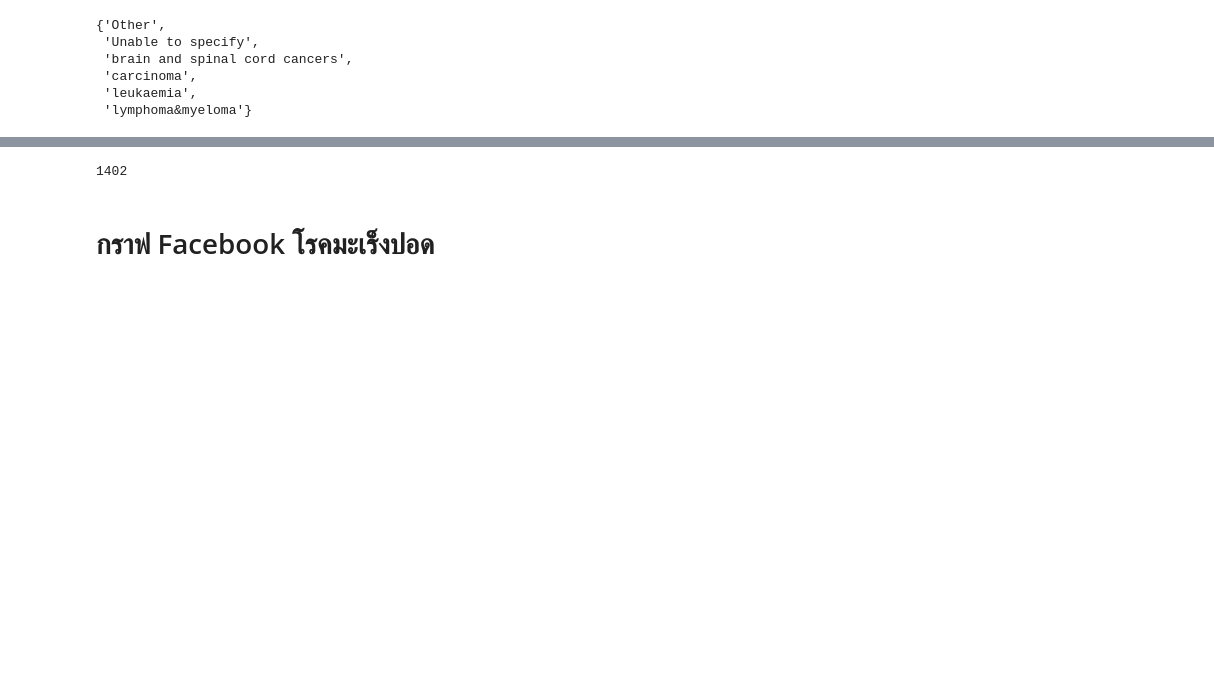
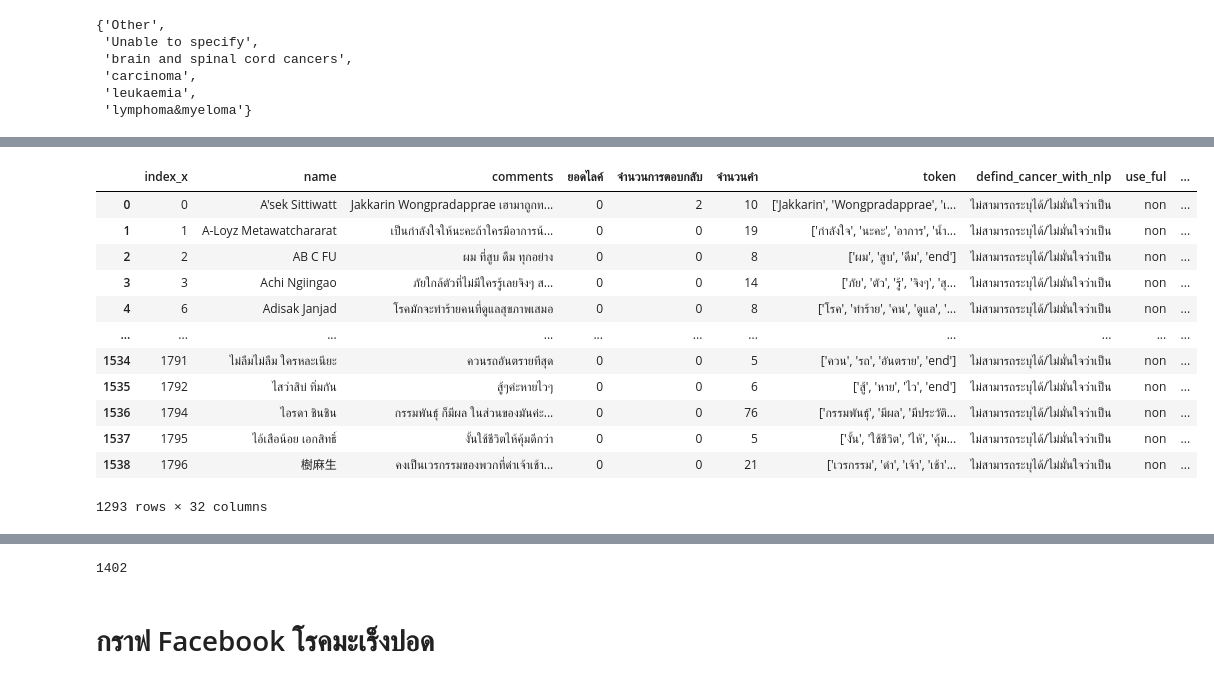
Before and after one commit to MOOwuttichai/NCDs_Listener, a Jupyter notebook: กราฟ.ipynb, the cells around one changed output, grey strips where cells are left out. Drawn from its saved outputs; the diff is of its cells as text; code cells hidden in the pictures; blank space fills up the shorter version.

```diff
--- a/กราฟ.ipynb
+++ b/กราฟ.ipynb
@@ -790,2 +792,35 @@ set(df['label'])
+# %%
+nms=nms.reset_index()
+# %%
+df=df.reset_index()
+# %%
+# prompt: นำ df กับ nms มา innerjoin
+
+# Assuming 'nms' and 'df' are already defined DataFrames in your code.
+# and they both have a common column named 'name'.
+
+merged_df = pd.merge(nms, df, on='comments', how='left')
+merged_df.reset_index(drop=True, inplace=True)
+# %%
+# prompt: merged_df ลบชื่อซ้ำ
+
+# Remove duplicate names in merged_df, keeping the first occurrence.
+merged_df.drop_duplicates(subset='name', keep='first', inplace=True)
+# %%
+merged_df
+# %% [output]
+|  | index_x | name | comments | ยอดไลค์ | จำนวนการตอบกลับ | จำนวนคำ | token | defind_cancer_with_nlp | use_ful | ... |
+| 0 | 0 | A'sek Sittiwatt | Jakkarin Wongpradapprae เฮามาถูกท... | 0 | 2 | 10 | ['Jakkarin', 'Wongpradapprae', 'เ... | ไม่สามารถระบุได้/ไม่มั่นใจว่าเป็น | non | ... |
+| 1 | 1 | A-Loyz Metawatchararat | เป็นกำลังใจให้นะคะถ้าใครมีอาการน้... | 0 | 0 | 19 | ['กำลังใจ', 'นะคะ', 'อาการ', 'น้ำ... | ไม่สามารถระบุได้/ไม่มั่นใจว่าเป็น | non | ... |
+| 2 | 2 | AB C FU | ผม ที่สูบ ดืม ทุกอย่าง | 0 | 0 | 8 | ['ผม', 'สูบ', 'ดืม', 'end'] | ไม่สามารถระบุได้/ไม่มั่นใจว่าเป็น | non | ... |
+| 3 | 3 | Achi Ngiingao | ภัยใกล้ตัวที่ไม่มีใครรู้เลยจิงๆ ส... | 0 | 0 | 14 | ['ภัย', 'ตัว', 'รู้', 'จิงๆ', 'สุ... | ไม่สามารถระบุได้/ไม่มั่นใจว่าเป็น | non | ... |
+| 4 | 6 | Adisak Janjad | โรคมักจะทำร้ายคนที่ดูแลสุขภาพเสมอ | 0 | 0 | 8 | ['โรค', 'ทำร้าย', 'คน', 'ดูแล', '... | ไม่สามารถระบุได้/ไม่มั่นใจว่าเป็น | non | ... |
+| ... | ... | ... | ... | ... | ... | ... | ... | ... | ... | ... |
+| 1534 | 1791 | ไม่ลืมไม่ลืม ใครหละเนียะ | ควนรถอันตรายทีสุด | 0 | 0 | 5 | ['ควน', 'รถ', 'อันตราย', 'end'] | ไม่สามารถระบุได้/ไม่มั่นใจว่าเป็น | non | ... |
+| 1535 | 1792 | ไสว่าสิบ่ ทิ่มกัน | สู้ๆค่ะหายไวๆ | 0 | 0 | 6 | ['สู้', 'หาย', 'ไว', 'end'] | ไม่สามารถระบุได้/ไม่มั่นใจว่าเป็น | non | ... |
+| 1536 | 1794 | ไอรดา ชินชิน | กรรมพันธุ์ ก็มีผล ในส่วนของมันค่ะ... | 0 | 0 | 76 | ['กรรมพันธุ์', 'มีผล', 'มีประวัติ... | ไม่สามารถระบุได้/ไม่มั่นใจว่าเป็น | non | ... |
+| 1537 | 1795 | ไอ้เสือน้อย เอกสิทธิ์ | งั้นใช้ชีวิตไห้คุ้มดีกว่า | 0 | 0 | 5 | ['งั้น', 'ใช้ชีวิต', 'ไห้', 'คุ้ม... | ไม่สามารถระบุได้/ไม่มั่นใจว่าเป็น | non | ... |
+| 1538 | 1796 | 樹麻生 | คงเป็นเวรกรรมของพวกที่ด่าเจ้าเช้า... | 0 | 0 | 21 | ['เวรกรรม', 'ด่า', 'เจ้า', 'เช้า'... | ไม่สามารถระบุได้/ไม่มั่นใจว่าเป็น | non | ... |
+1293 rows × 32 columns
 # %%
 # prompt: ข่วยสร้างกราฟที่มีความสวยงามและมีความเหมาะสมกับไฟล์ /content/data_label_chi2.csv โดยใช้ px
```
Also changed, not shown: parts of 2 cells of this notebook.
